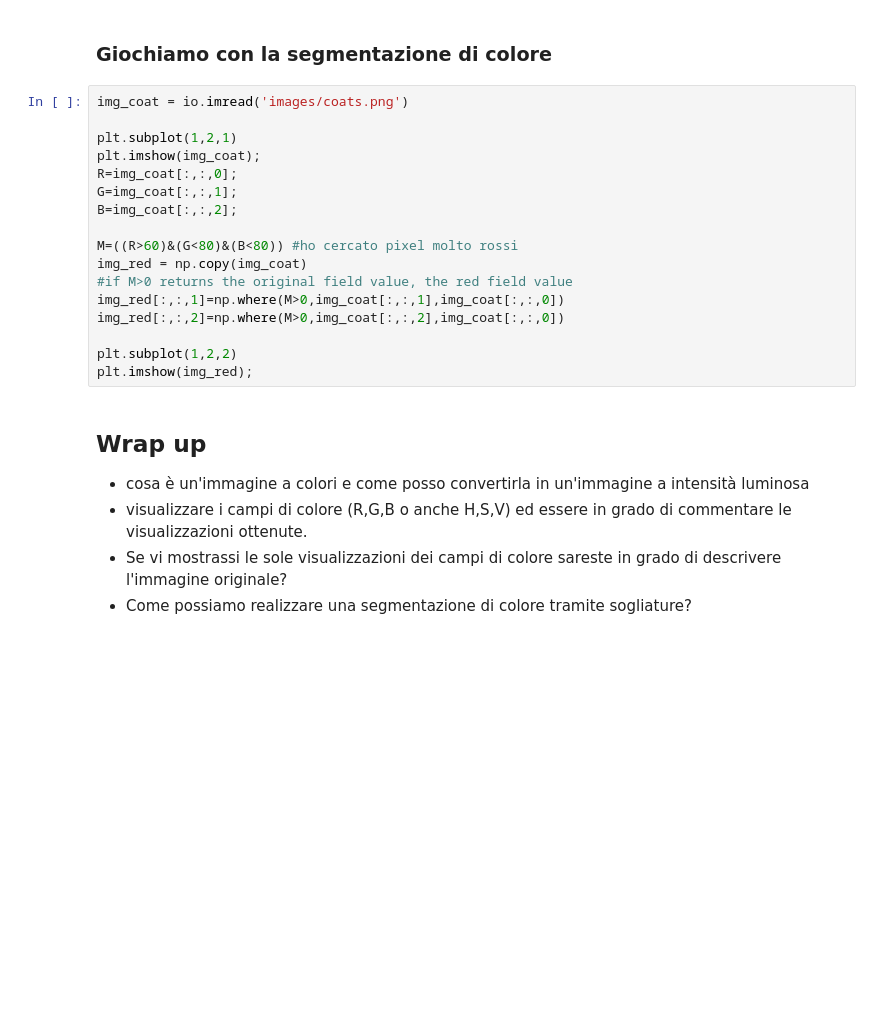
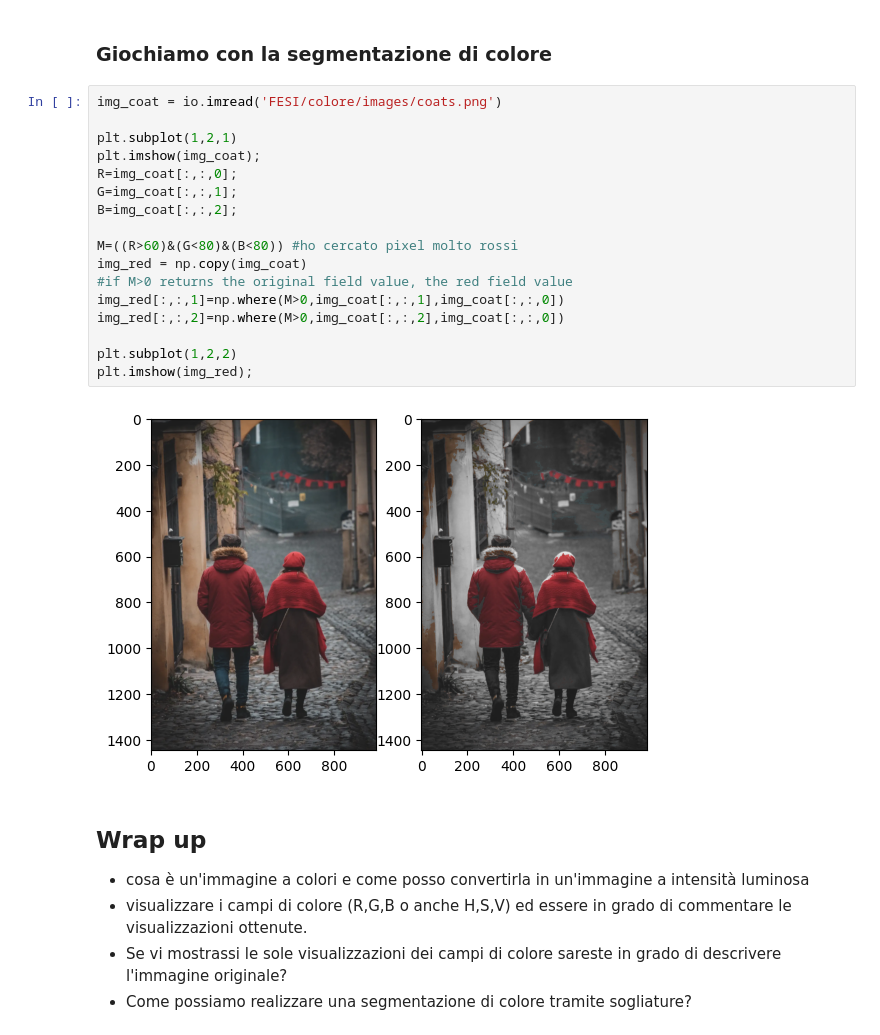
Before and after one commit to GiuuGpEEp/TerzoAnnoUni, a Jupyter notebook: FESI/colore/IP_colore.ipynb, the cells around one changed output. Cells and saved outputs as stored; diff of their text form; blank space fills up the shorter version.

```diff
--- a/FESI/colore/IP_colore.ipynb
+++ b/FESI/colore/IP_colore.ipynb
@@ -184,22 +211,24 @@ plt.imshow(mask, cmap='gray');
 # %% [markdown]
 ### Giochiamo con la segmentazione di colore
 # %%
-img_coat = io.imread('images/coats.png')
+img_coat = io.imread('FESI/colore/images/coats.png')
 
 plt.subplot(1,2,1)
 plt.imshow(img_coat);
 R=img_coat[:,:,0];
 G=img_coat[:,:,1];
 B=img_coat[:,:,2];
 
 M=((R>60)&(G<80)&(B<80)) #ho cercato pixel molto rossi
 img_red = np.copy(img_coat)
 #if M>0 returns the original field value, the red field value
 img_red[:,:,1]=np.where(M>0,img_coat[:,:,1],img_coat[:,:,0])
 img_red[:,:,2]=np.where(M>0,img_coat[:,:,2],img_coat[:,:,0])
 
 plt.subplot(1,2,2)
 plt.imshow(img_red);
+# %% [output]
+[figure, added]
 # %% [markdown]
 ## Wrap up
 - cosa è un'immagine a colori e come posso convertirla in un'immagine a intensità luminosa
```
Also changed, not shown: parts of 12 cells of this notebook, 11 other files.
